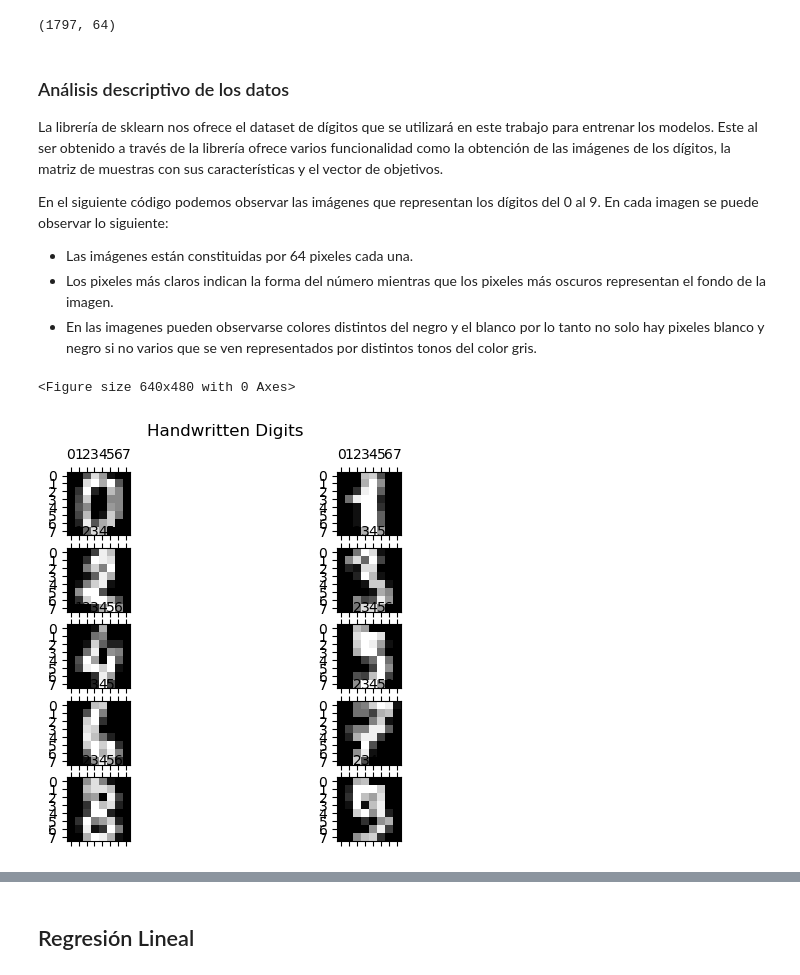
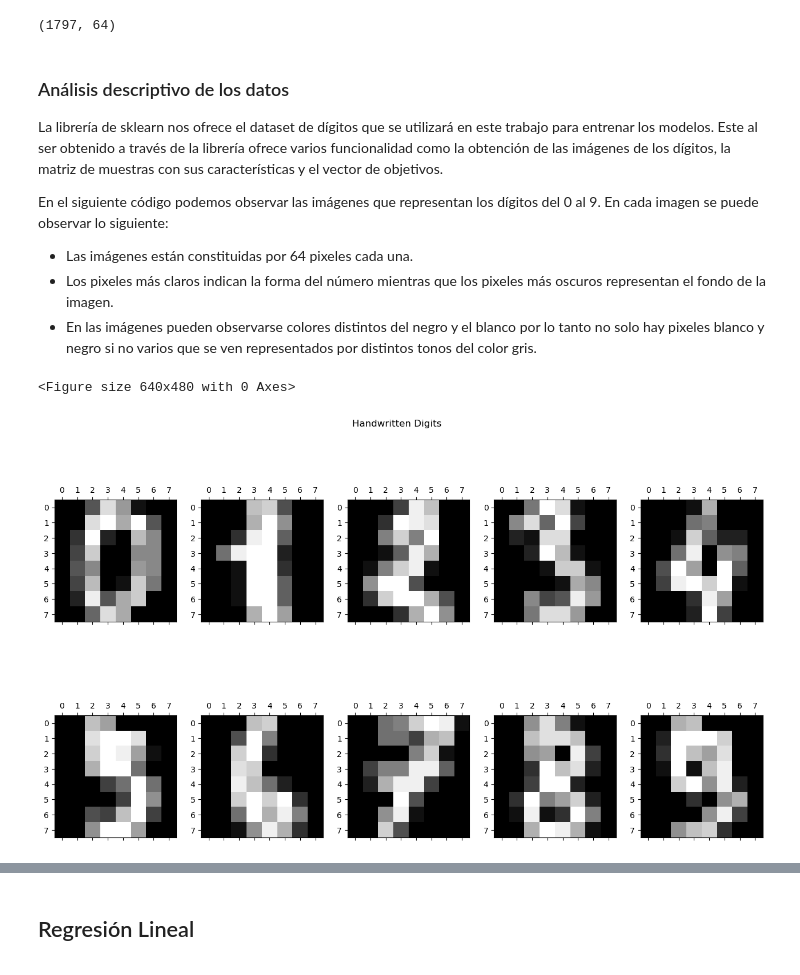
Before and after one commit to MonicaCabanas23/Clasificacion-y-Regresion-Lineal, a Jupyter notebook: Clasificacion_y_Regresion_Lineal.ipynb, the cells around one changed output, grey strips where cells are left out. Drawn from its saved outputs; the diff is of its cells as text; code cells hidden in the pictures.

```diff
--- a/Clasificacion_y_Regresion_Lineal.ipynb
+++ b/Clasificacion_y_Regresion_Lineal.ipynb
@@ -31,20 +31,19 @@ La librería de sklearn nos ofrece el dataset de dígitos que se utilizará en e
 En el siguiente código podemos observar las imágenes que representan los dígitos del 0 al 9. En cada imagen se puede observar lo siguiente:
 * Las imágenes están constituidas por 64 pixeles cada una.
 * Los pixeles más claros indican la forma del número mientras que los pixeles más oscuros representan el fondo de la imagen.
-* En las imagenes pueden observarse colores distintos del negro y el blanco por lo tanto no solo hay pixeles blanco y negro si no varios que se ven representados por distintos tonos del color gris.
+* En las imágenes pueden observarse colores distintos del negro y el blanco por lo tanto no solo hay pixeles blanco y negro si no varios que se ven representados por distintos tonos del color gris.
 # %%
 # Display the first digit
 plt.gray()
-
-fig, axs = plt.subplots(5,2)
+fig, axs = plt.subplots(nrows=2, ncols=5, figsize=(16,9))
 fig.suptitle('Handwritten Digits')
-for i in range(5):
-    for j in range(2):
-        if j == 0:
-            axs[i,j].matshow(digits.images[2*i])
+for i in range(2):
+    for j in range(5):
+        if(i==0):
+            axs[i,j].matshow(digits.images[j])
         else:
-            axs[i,j].matshow(digits.images[2*i+1])
+            axs[i,j].matshow(digits.images[j+5])
 plt.show()
 # %% [output]
 <Figure size 640x480 with 0 Axes>
-[figure, old version]
+[figure, new version]
```
Also changed, not shown: parts of 4 cells of this notebook.
